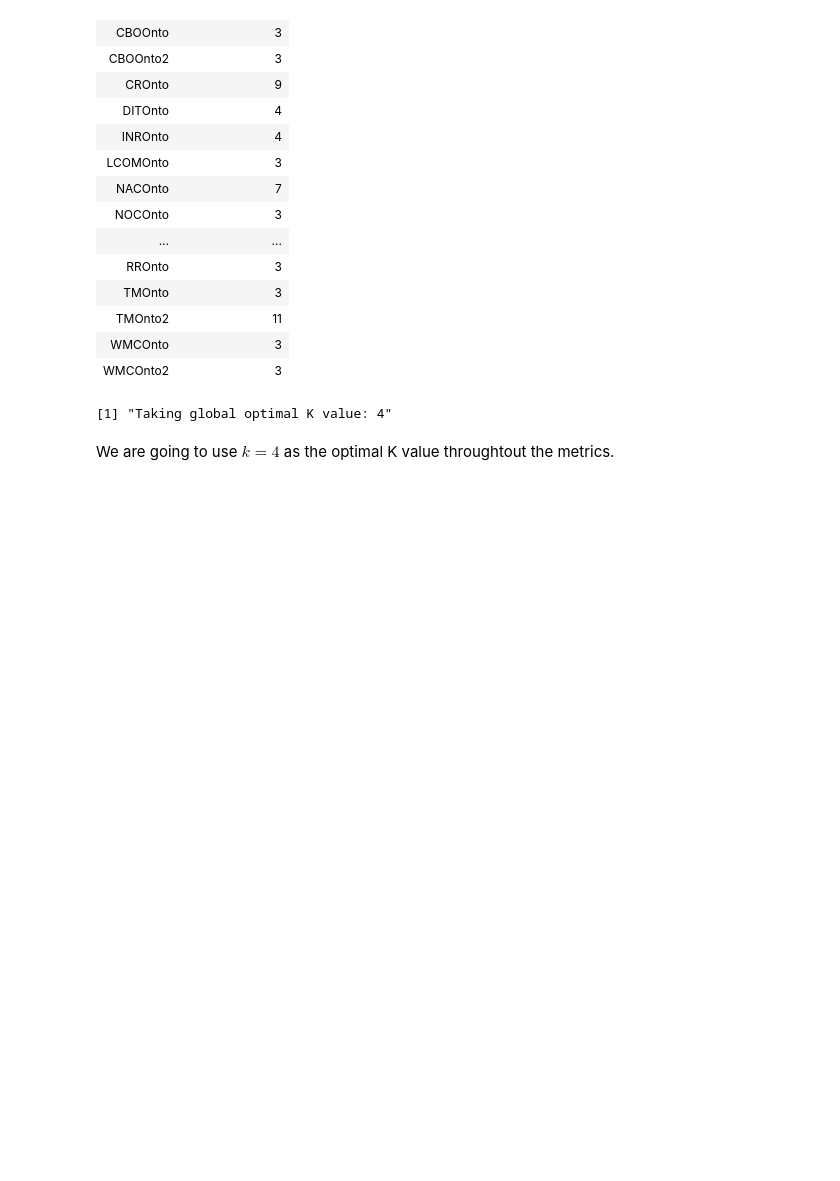
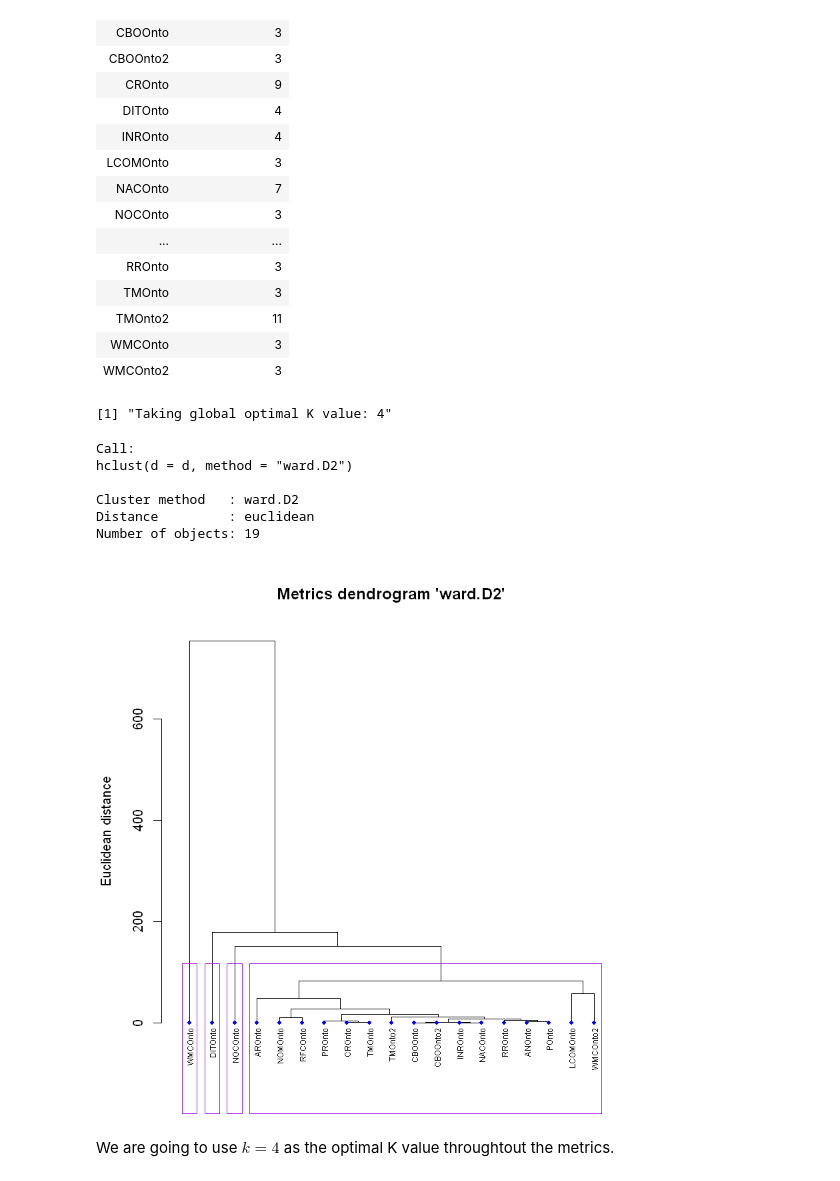
Before and after one commit to neobernad/evaluomeR, a Jupyter notebook: notebooks/local/evaluomeR-RSKC.ipynb, the cells around one changed output. Drawn from its saved outputs; the diff is of its cells as text; code cells hidden in the pictures; blank space fills up the shorter version.

```diff
--- a/notebooks/local/evaluomeR-RSKC.ipynb
+++ b/notebooks/local/evaluomeR-RSKC.ipynb
@@ -109,6 +109,16 @@ global_k_value = floor(mean(k_values))
 print(paste0("Taking global optimal K value: ", global_k_value))
 # %% [output]
 [1] "Taking global optimal K value: 4"
+# %%
+plotMetricsCluster(ontMetrics, k=4)
+# %% [output]
+Call:
+hclust(d = d, method = "ward.D2")
+
+Cluster method   : ward.D2
+Distance         : euclidean
+Number of objects: 19
+[figure, added]
 # %% [markdown]
 We are going to use $k=4$ as the optimal K value throughtout the metrics.
 # %% [markdown]
```
Also changed, not shown: 2 other files.
